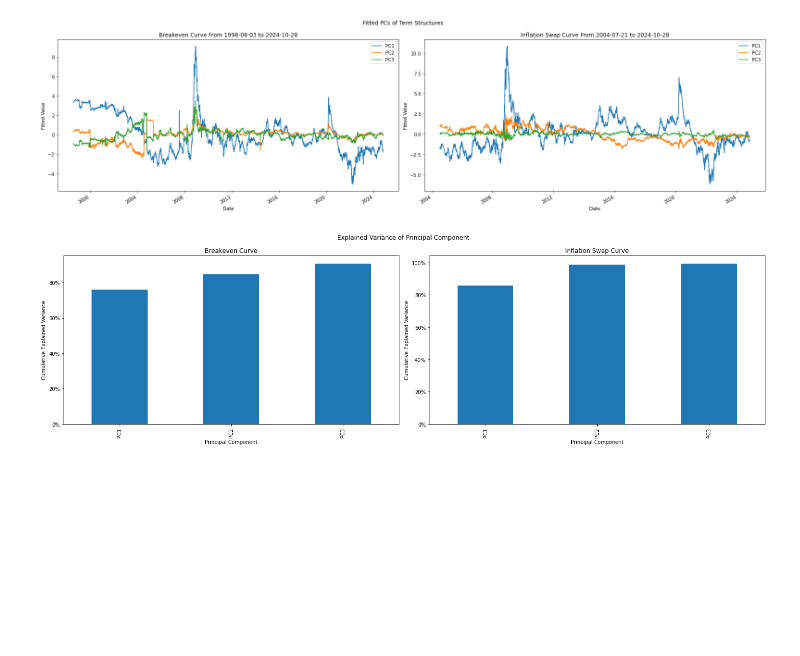
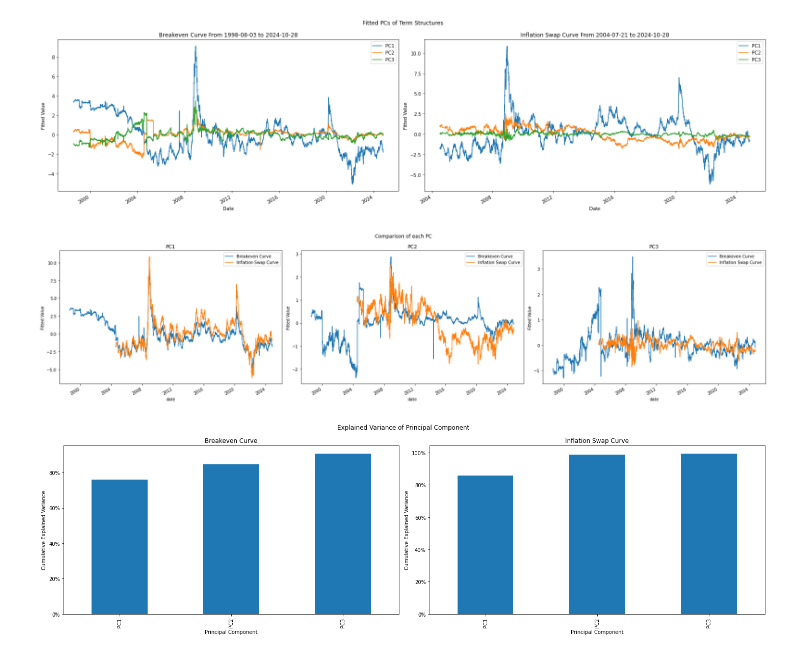
Before and after one commit to diegodalvarez/CommodityInflationFactor, a Jupyter notebook: root/notebooks/Background.ipynb, the cells around one changed output. Drawn from its saved outputs; the diff is of its cells as text; code cells hidden in the pictures; blank space fills up the shorter version.

```diff
--- a/root/notebooks/Background.ipynb
+++ b/root/notebooks/Background.ipynb
@@ -97,6 +98,34 @@ def plot_fitted_values(df_fitted: pd.DataFrame) -> plt.Figure:
 plot_fitted_values(df_fitted)
 # %% [output]
 [figure]
+# %%
+def plot_pc_comparison(df_fitted: pd.DataFrame) -> plt.Figure:
+
+    df_longer = (df_fitted.reset_index().melt(
+        id_vars = ["date", "inflation_group"]))
+
+    group_vars = df_longer.variable.drop_duplicates().sort_values().to_list()
+    fig, axes  = plt.subplots(ncols = len(group_vars), figsize = (25,6))
+
+    for group_var, ax in zip(group_vars, axes.flatten()):
+
+        (df_longer.query(
+            "variable == @group_var").
+            drop(columns = ["variable"]).
+            assign(inflation_group = lambda x: np.where(x.inflation_group == "BreakevenRate", "Breakeven Curve", "Inflation Swap Curve")).
+            rename(columns = {"inflation_group": ""}).
+            pivot(index = "date", columns = "", values = "value").
+            plot(
+                ax     = ax,
+                ylabel = "Fitted Value",
+                title  = group_var))
+
+    fig.suptitle("Comparison of each PC")
+    plt.tight_layout()
+
+plot_pc_comparison(df_fitted)
+# %% [output]
+[figure, added]
 # %%
 def get_explained_variance() -> pd.DataFrame:
 
```
Also changed, not shown: parts of 1 cell of this notebook, 4 other files.
